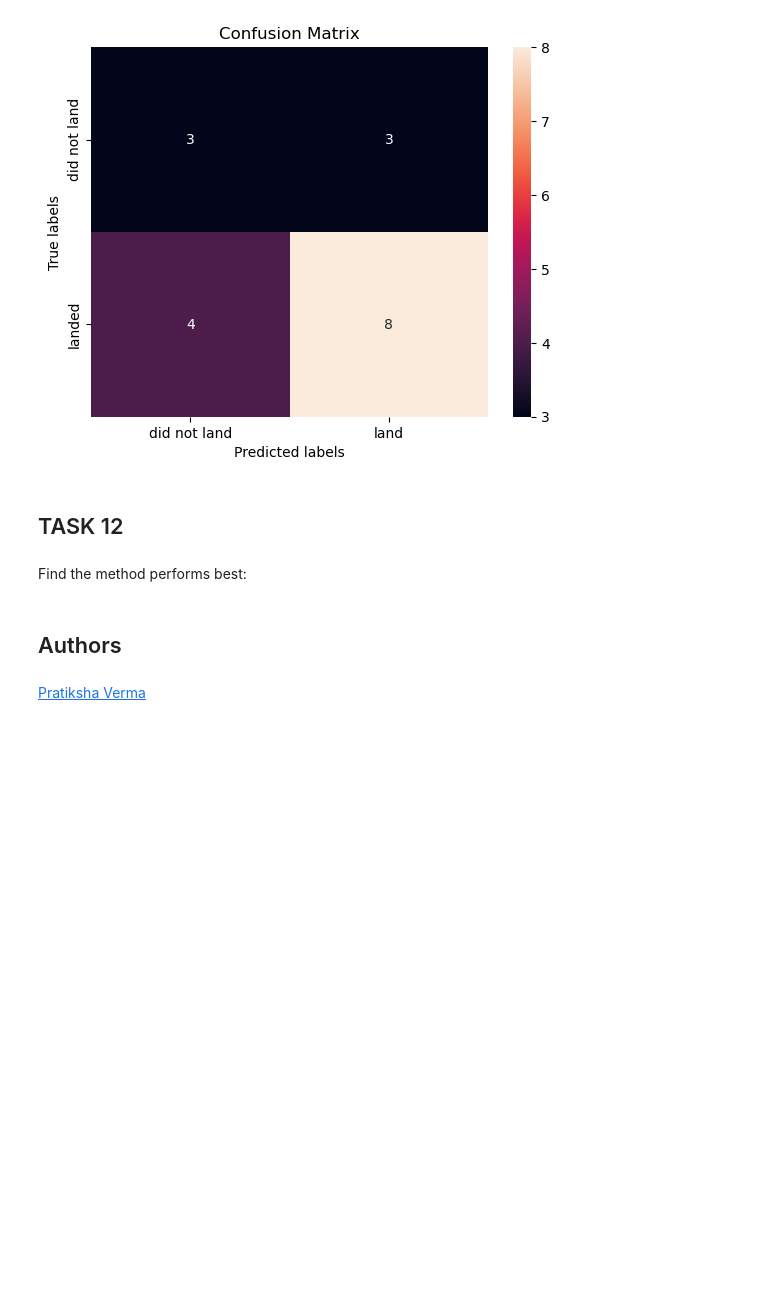
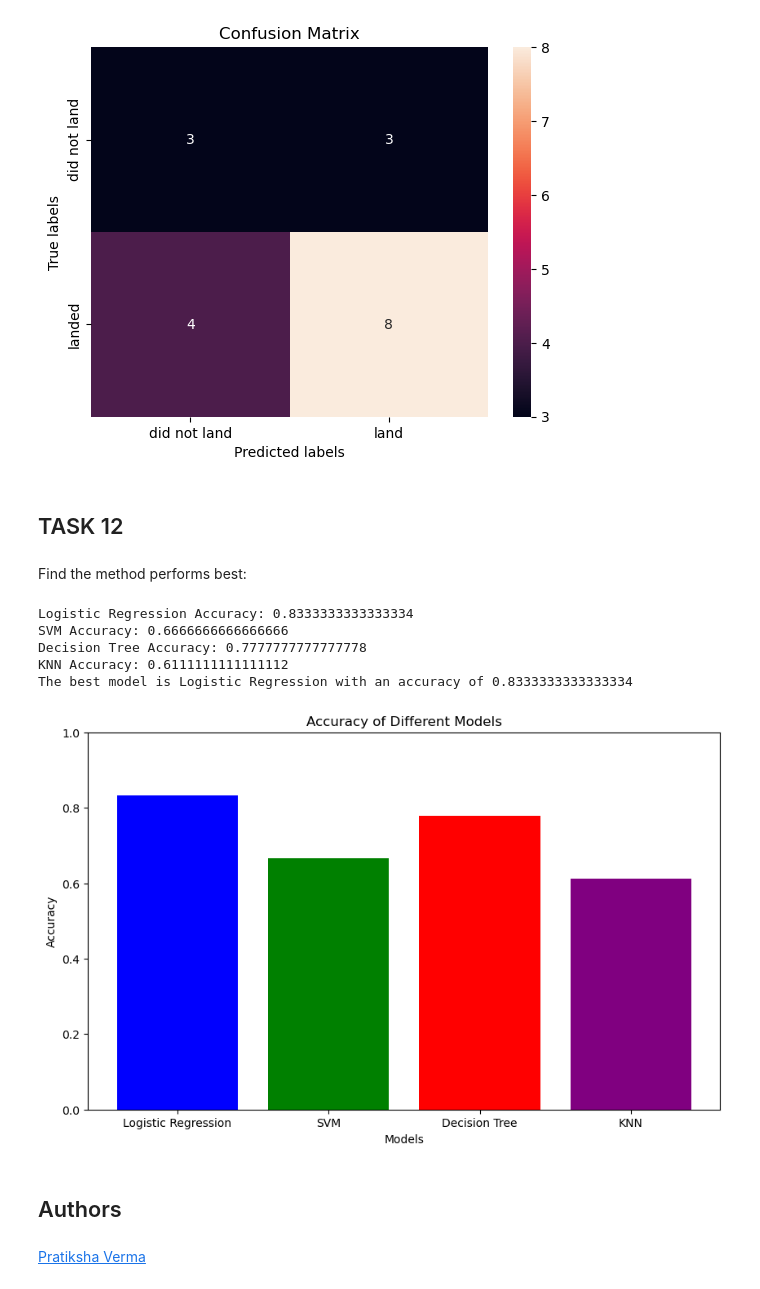
Before and after one commit to AndreNalinChrisostomo/Data-Science, a Jupyter notebook: SPACE_X/LAB 7/SpaceX_Machine Learning Prediction_Part_5.ipynb, the cells around one changed output. Saved outputs shown, nothing was run; the diff lists cells and outputs as text; code cells hidden in the pictures; blank space fills up the shorter version.

```diff
--- a/SPACE_X/LAB 7/SpaceX_Machine Learning Prediction_Part_5.ipynb
+++ b/SPACE_X/LAB 7/SpaceX_Machine Learning Prediction_Part_5.ipynb
@@ -360,6 +356,50 @@ plot_confusion_matrix(Y_test,yhat)
 ## TASK  12
 # %% [markdown]
 Find the method performs best:
+# %%
+import matplotlib.pyplot as plt
+
+# Calculate the accuracy of each model on the test data
+logreg_accuracy = logreg_cv.score(X_test, Y_test)
+svm_accuracy = svm_cv.score(X_test, Y_test)
+tree_accuracy = tree_cv.score(X_test, Y_test)
+knn_accuracy = knn_cv.score(X_test, Y_test)
+
+# Print the accuracy of each model
+print(f"Logistic Regression Accuracy: {logreg_accuracy}")
+print(f"SVM Accuracy: {svm_accuracy}")
+print(f"Decision Tree Accuracy: {tree_accuracy}")
+print(f"KNN Accuracy: {knn_accuracy}")
+
+# Find the best model
+best_model = max(
+  ("Logistic Regression", logreg_accuracy),
+  ("SVM", svm_accuracy),
+  ("Decision Tree", tree_accuracy),
+  ("KNN", knn_accuracy),
+  key=lambda x: x[1]
+)
+
+print(f"The best model is {best_model[0]} with an accuracy of {best_model[1]}")
+
+# Bar chart to visualize accuracy of each model
+models = ['Logistic Regression', 'SVM', 'Decision Tree', 'KNN']
+accuracies = [logreg_accuracy, svm_accuracy, tree_accuracy, knn_accuracy]
+
+plt.figure(figsize=(10, 6))
+plt.bar(models, accuracies, color=['blue', 'green', 'red', 'purple'])
+plt.xlabel('Models')
+plt.ylabel('Accuracy')
+plt.title('Accuracy of Different Models')
+plt.ylim(0, 1)
+plt.show()
+# %% [output]
+Logistic Regression Accuracy: 0.8333333333333334
+SVM Accuracy: 0.6666666666666666
+Decision Tree Accuracy: 0.7777777777777778
+KNN Accuracy: 0.6111111111111112
+The best model is Logistic Regression with an accuracy of 0.8333333333333334
+[figure, added]
 # %% [markdown]
 ## Authors
 # %% [markdown]
```
Also changed, not shown: parts of 11 cells of this notebook, 4 other files.
